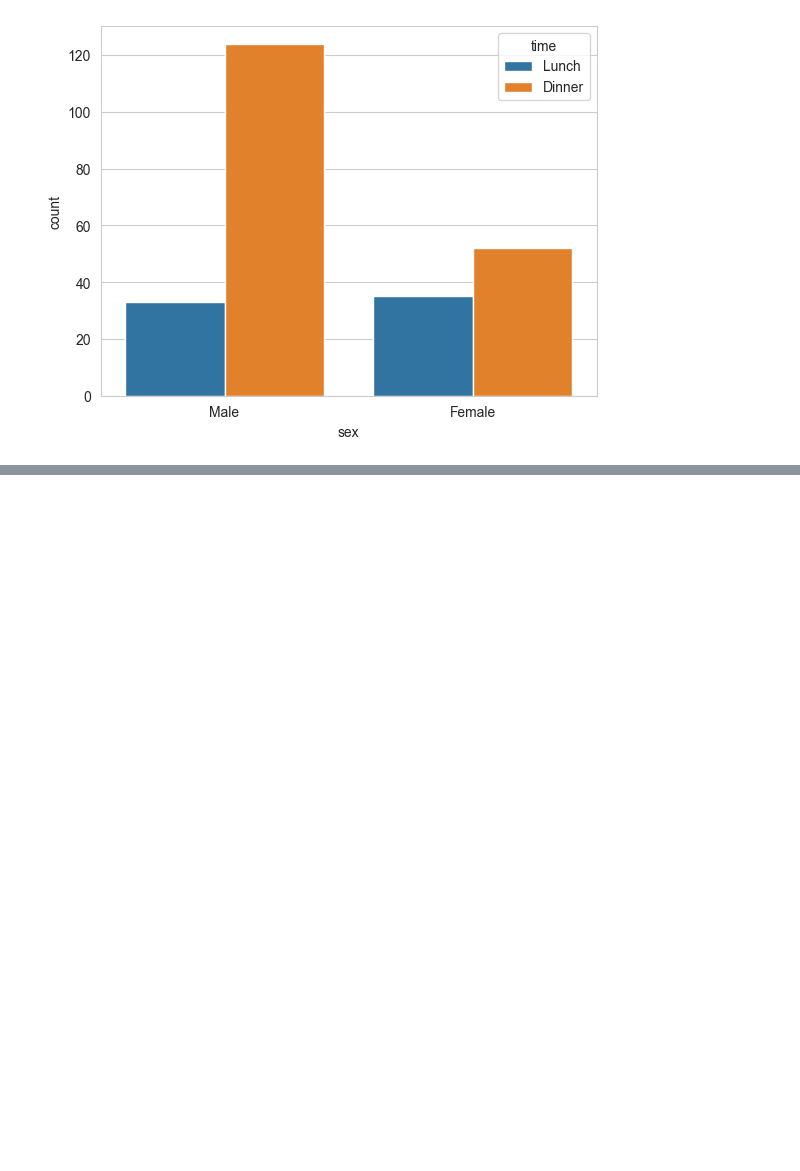
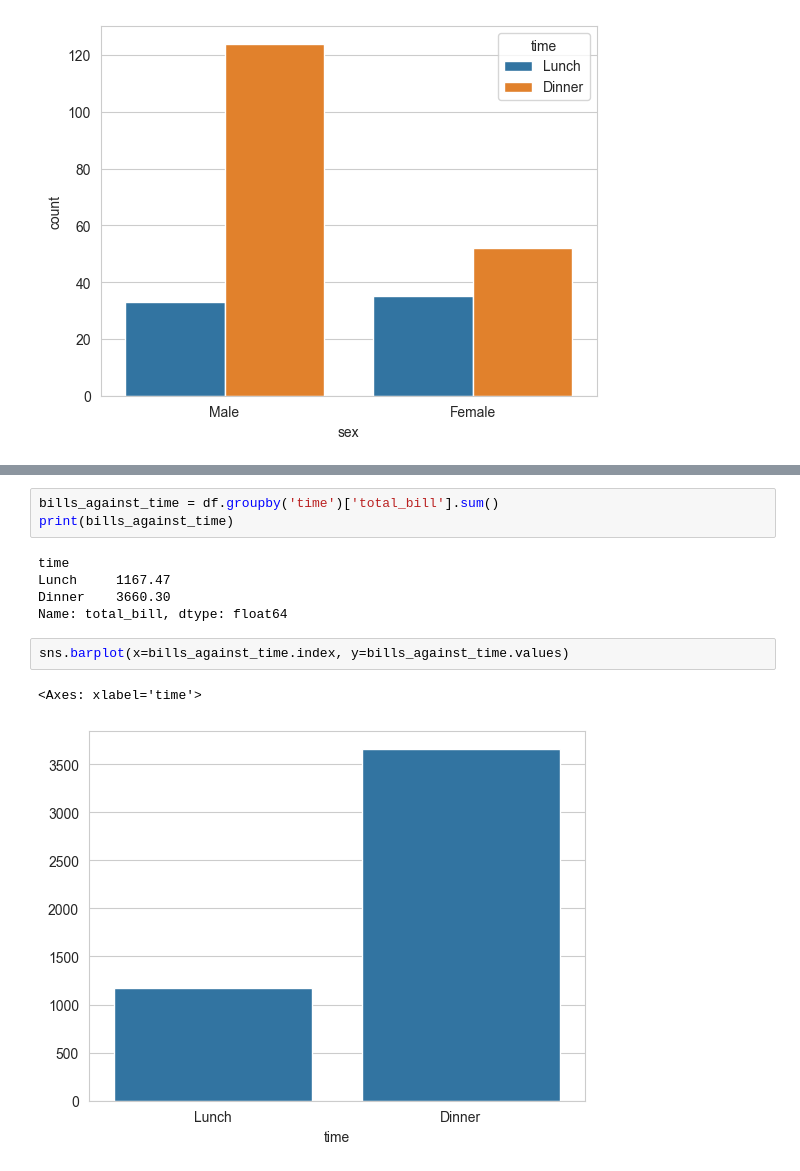
Before and after one commit to Pisa45K/Data_Analysis_Workshops, a Jupyter notebook: Tips.ipynb, the cells around one changed output, grey strips where cells are left out. Drawn from its saved outputs; the diff is of its cells as text; blank space fills up the shorter version.

```diff
--- a/Tips.ipynb
+++ b/Tips.ipynb
@@ -190,0 +198,13 @@ sns.countplot(data=df, x ='sex', hue = 'time')
+# %%
+bills_against_time = df.groupby('time')['total_bill'].sum()
+print(bills_against_time)
+# %% [output]
+time
+Lunch     1167.47
+Dinner    3660.30
+Name: total_bill, dtype: float64
+# %%
+sns.barplot(x=bills_against_time.index, y=bills_against_time.values)
+# %% [output]
+<Axes: xlabel='time'>
+[figure, added]
```
Also changed, not shown: parts of 4 cells of this notebook.
